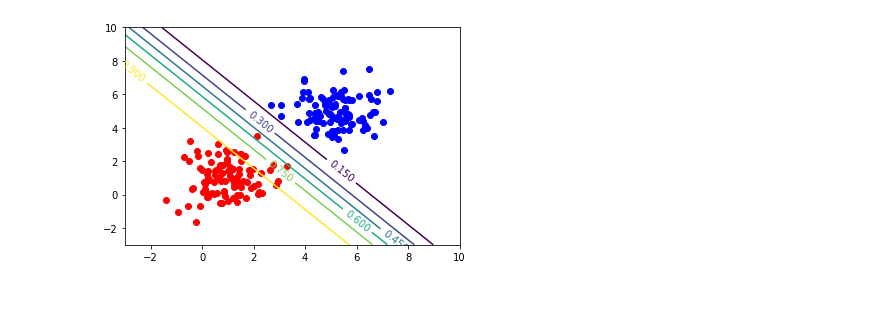
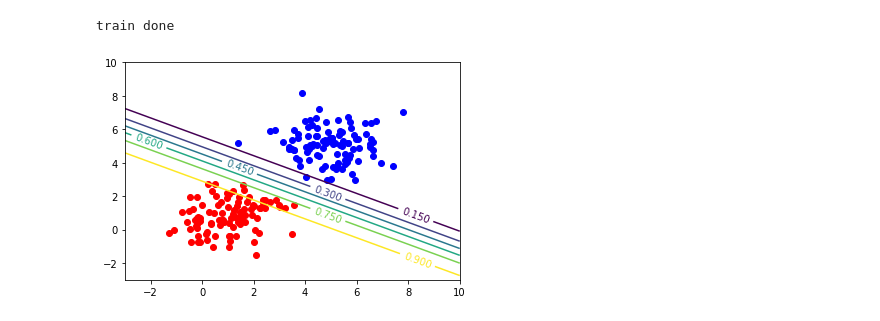
Before and after one commit to tedrepo/machine_learning_practice, a Jupyter notebook: logistic_regression.ipynb, the cells around one changed output. Cells and saved outputs as stored; diff of their text form; code cells hidden in the pictures.

```diff
--- a/logistic_regression.ipynb
+++ b/logistic_regression.ipynb
@@ -28,29 +28,30 @@ with tf.variable_scope('out') as scope:
     out_x_2 = log_reg(inp_x_2)
 
 with tf.variable_scope('loss'):
-    likelihood = tf.reduce_mean(out_x_1) - tf.reduce_mean(out_x_2)
-    loss = -likelihood
+    log_likelihood = tf.reduce_mean(tf.log(out_x_1+1e-10) + tf.log(1-out_x_2+1e-10))
+    loss = -log_likelihood
 
 optimizer = tf.train.GradientDescentOptimizer(learning_rate=1e-2)
 train_op = optimizer.minimize(loss)
 # %%
 with tf.Session() as sess:
     sess.run(tf.global_variables_initializer())
-    for i in tqdm(range(int(1e4))):
+    for i in tqdm(range(int(1e+4))):
         sess.run(train_op, feed_dict={inp_x_1:x_1, inp_x_2:x_2})
-
+    print('train done')
     # show line with samples
     x_line = np.linspace(-3, 10, 100)
     y_line = np.linspace(-3, 10, 100)
     X, Y = np.meshgrid(x_line, y_line)
     x_line = np.reshape(X, [-1])
     y_line = np.reshape(Y, [-1])
     inp_line = np.transpose(np.stack([x_line, y_line]))
     z = sess.run(out_x_1, feed_dict={inp_x_1:inp_line})
     Z = np.reshape(z, [100, 100])
     CS = plt.contour(X, Y, Z)
     plt.clabel(CS, inline=1, fontsize=10)
     plt.scatter(x_1[:,0], x_1[:,1], c=colors[0])
     plt.scatter(x_2[:,0], x_2[:,1], c=colors[1])
 # %% [output]
+train done
-[figure, old version]
+[figure, new version]
```
Also changed, not shown: parts of 1 cell of this notebook.
